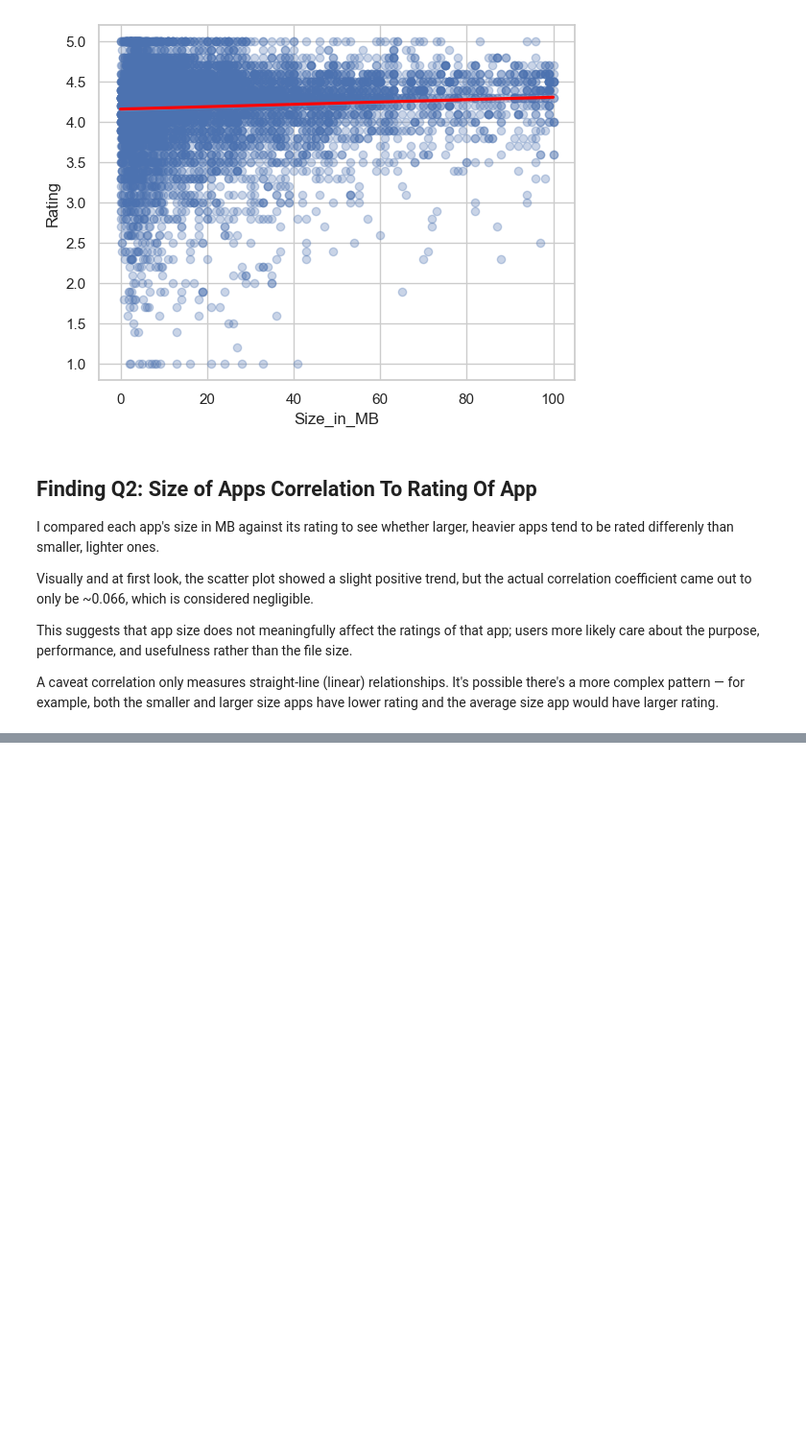
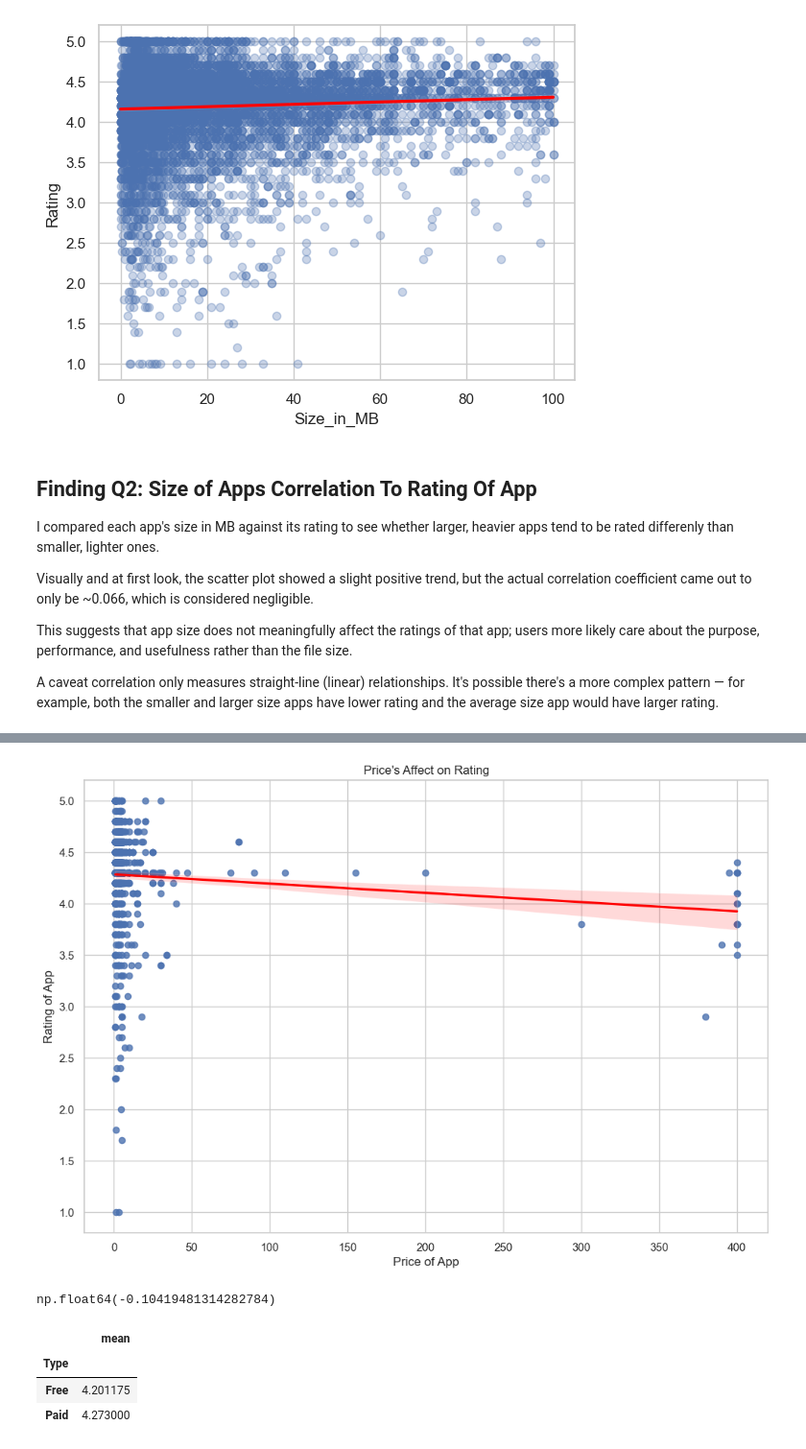
Before and after one commit to Harish-Senthilkumar/google-play-store-analysis, a Jupyter notebook: notebooks/analysis.ipynb, the cells around one changed output, grey strips where cells are left out. Shown at 96% size. Saved outputs shown, nothing was run; the diff lists cells and outputs as text; code cells hidden in the pictures; blank space fills up the shorter version.

Commit message:
added to Q3 that paid apps do not have a significantly larger average rating than free apps

```diff
--- a/notebooks/analysis.ipynb
+++ b/notebooks/analysis.ipynb
@@ -461,3 +463,9 @@ This suggests that app size does not meaningfully affect the ratings of that app
 A caveat correlation only measures straight-line (linear)
 relationships. It's possible there's a more complex pattern — for example,
 both the smaller and larger size apps have lower rating and the average size app would have larger rating.
+# %%
+# Starting Question 3
+
+#Filter dataframe to only paid apps (where Price > 0).
+paid_apps_df = gps_data[gps_data['Price'] > 0]
+paid_apps_df
@@ -463,0 +486,34 @@ both the smaller and larger size apps have lower rating and the average size app
+# %%
+# Question 3: I want to know cost/price's correlation to the rating of the app
+
+#Theme and size formatting for graph
+sns.set_theme(style = 'whitegrid')
+plt.figure(figsize=(12,8))
+
+# checking graph for the paid apps correlation to rating
+sns.regplot(data=paid_apps_df, x='Price', y='Rating',
+            #scatter_kws={'alpha': 0.3},
+            line_kws={'color': 'red'})
+#Labeling graph
+plt.title("Price's Affect on Rating")
+plt.xlabel("Price of App")
+plt.ylabel("Rating of App")
+
+plt.show() #Plotting graph
+# %% [output]
+[figure, added]
+# %%
+paid_apps_df['Price'].corr(paid_apps_df['Rating']) #Correlaiton
+
+#we can see that the correlation os negative but still a weak negative corrrelation
+#weak enough that price alone isn't a strong driver of rating within paid apps
+# There are expensive outliers
+# %% [output]
+np.float64(-0.10419481314282784)
+# %%
+gps_data.groupby('Type')['Rating'].agg(['mean'])
+# %% [output]
+|  | mean |
+| Type |  |
+| Free | 4.201175 |
+| Paid | 4.273000 |
```
Also changed, not shown: parts of 5 cells of this notebook.
